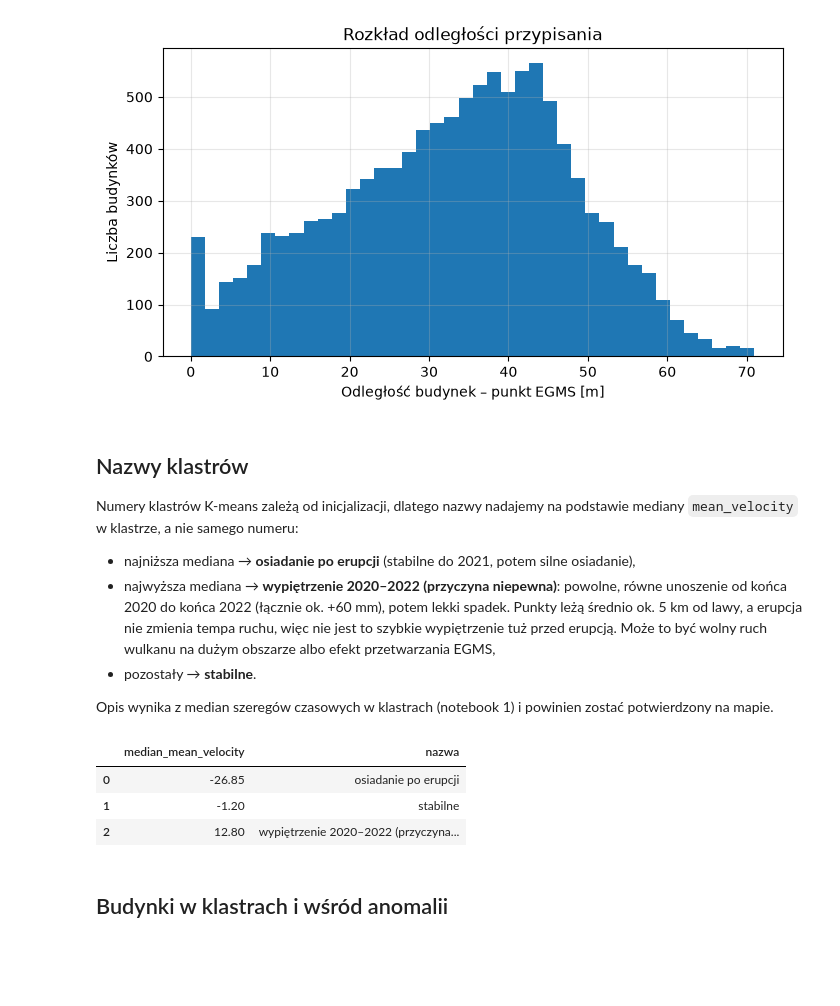
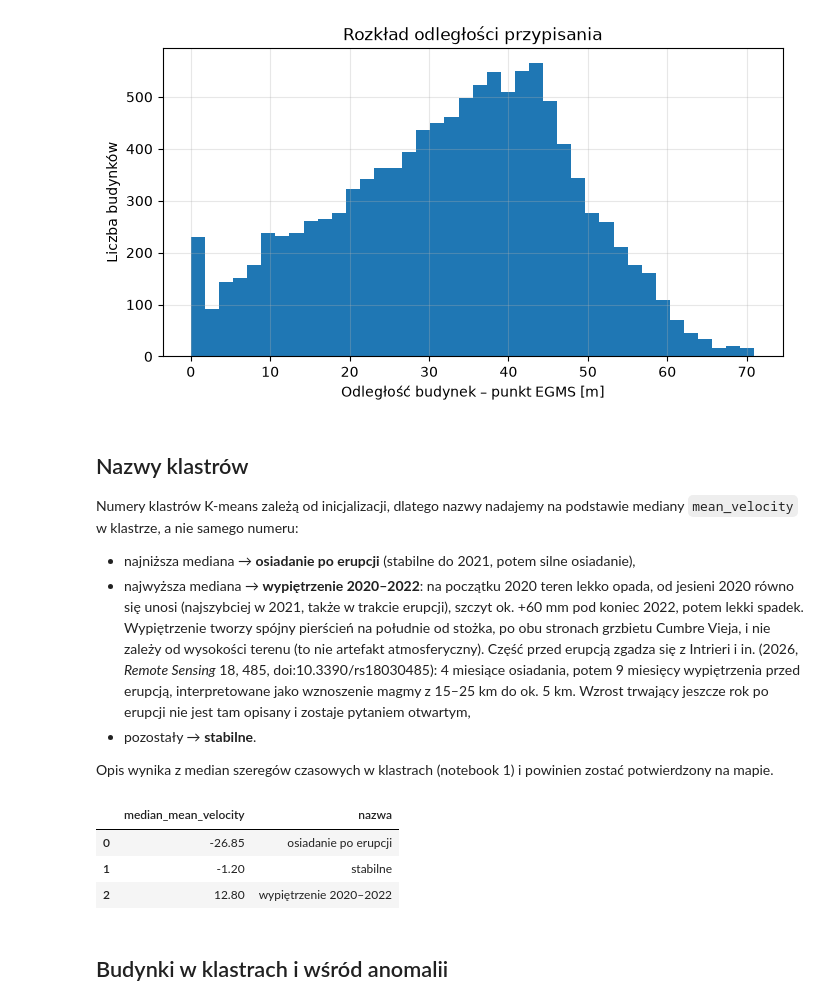
Before and after one commit to KrzysztofNowakowsky/EGSM, a Jupyter notebook: EGMS_buildings_analysis.ipynb, the cells around one changed output. Cells and saved outputs as stored; diff of their text form; code cells hidden in the pictures; blank space fills up the shorter version.

Commit message:
Klaster 2: wypiętrzenie 2020–2022 z odwołaniem do Intrieri i in. 2026, wykres wypiętrzenia

```diff
--- a/EGMS_buildings_analysis.ipynb
+++ b/EGMS_buildings_analysis.ipynb
@@ -197,36 +197,36 @@ Mediana odległości: 34.5 m
 Numery klastrów K-means zależą od inicjalizacji, dlatego nazwy nadajemy na podstawie mediany `mean_velocity` w klastrze, a nie samego numeru:
 
 - najniższa mediana → **osiadanie po erupcji** (stabilne do 2021, potem silne osiadanie),
-- najwyższa mediana → **wypiętrzenie 2020–2022 (przyczyna niepewna)**: powolne, równe unoszenie od końca 2020 do końca 2022 (łącznie ok. +60 mm), potem lekki spadek. Punkty leżą średnio ok. 5 km od lawy, a erupcja nie zmienia tempa ruchu, więc nie jest to szybkie wypiętrzenie tuż przed erupcją. Może to być wolny ruch wulkanu na dużym obszarze albo efekt przetwarzania EGMS,
+- najwyższa mediana → **wypiętrzenie 2020–2022**: na początku 2020 teren lekko opada, od jesieni 2020 równo się unosi (najszybciej w 2021, także w trakcie erupcji), szczyt ok. +60 mm pod koniec 2022, potem lekki spadek. Wypiętrzenie tworzy spójny pierścień na południe od stożka, po obu stronach grzbietu Cumbre Vieja, i nie zależy od wysokości terenu (to nie artefakt atmosferyczny). Część przed erupcją zgadza się z Intrieri i in. (2026, *Remote Sensing* 18, 485, doi:10.3390/rs18030485): 4 miesiące osiadania, potem 9 miesięcy wypiętrzenia przed erupcją, interpretowane jako wznoszenie magmy z 15–25 km do ok. 5 km. Wzrost trwający jeszcze rok po erupcji nie jest tam opisany i zostaje pytaniem otwartym,
 - pozostały → **stabilne**.
 
 Opis wynika z median szeregów czasowych w klastrach (notebook 1) i powinien zostać potwierdzony na mapie.
 # %%
 cluster_velocity = ps.groupby("cluster")["mean_velocity"].median().sort_values()
 
 cluster_names = {
     cluster_velocity.index[0]: "osiadanie po erupcji",
-    cluster_velocity.index[-1]: "wypiętrzenie 2020–2022 (przyczyna niepewna)",
+    cluster_velocity.index[-1]: "wypiętrzenie 2020–2022",
 }
 for c in cluster_velocity.index[1:-1]:
     cluster_names[c] = "stabilne"
 
 buildings_ps["cluster_name"] = buildings_ps["cluster"].map(cluster_names)
 buildings_ps["anomaly_label"] = np.where(
     buildings_ps["has_PS"],
     np.where(buildings_ps["anomaly"] == True, "anomalny", "typowy"),
     "brak PS"
 )
 
 pd.DataFrame({
     "median_mean_velocity": cluster_velocity.round(2),
     "nazwa": pd.Series(cluster_names)
 })
 # %% [output]
 |  | median_mean_velocity | nazwa |
 | 0 | -26.85 | osiadanie po erupcji |
 | 1 | -1.20 | stabilne |
-| 2 | 12.80 | wypiętrzenie 2020–2022 (przyczyna... |
+| 2 | 12.80 | wypiętrzenie 2020–2022 |
 # %% [markdown]
 ## Budynki w klastrach i wśród anomalii
 # %%
```
Also changed, not shown: parts of 3 cells of this notebook, 4 other files.
